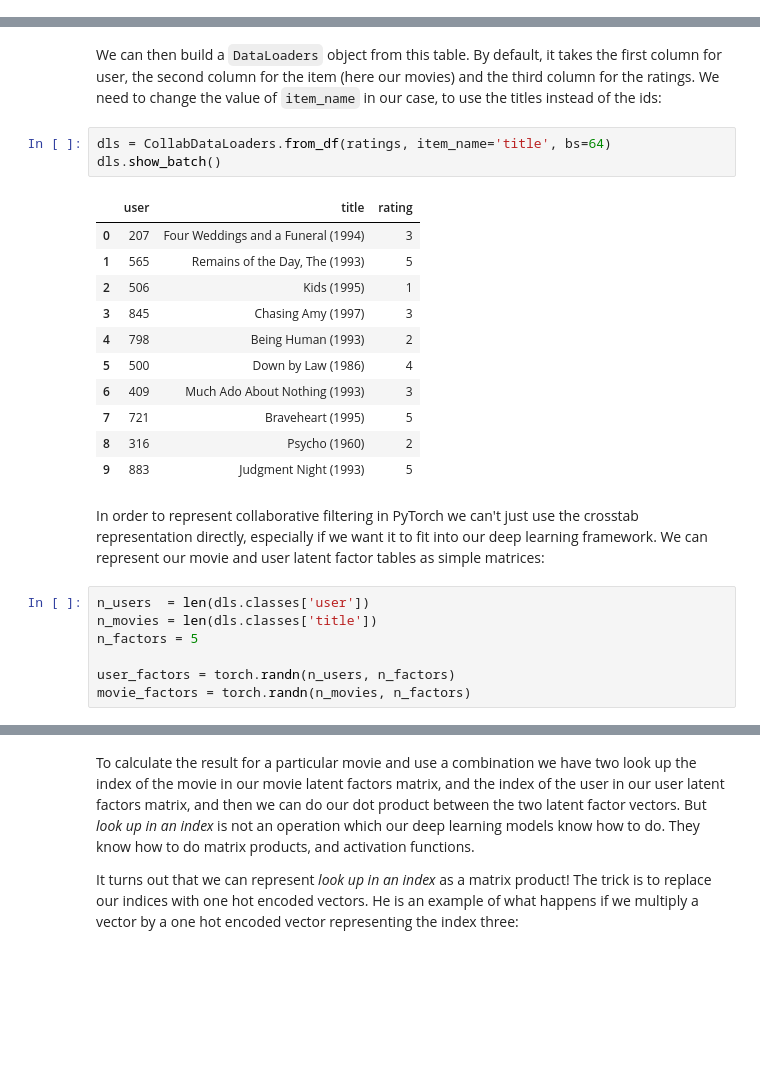
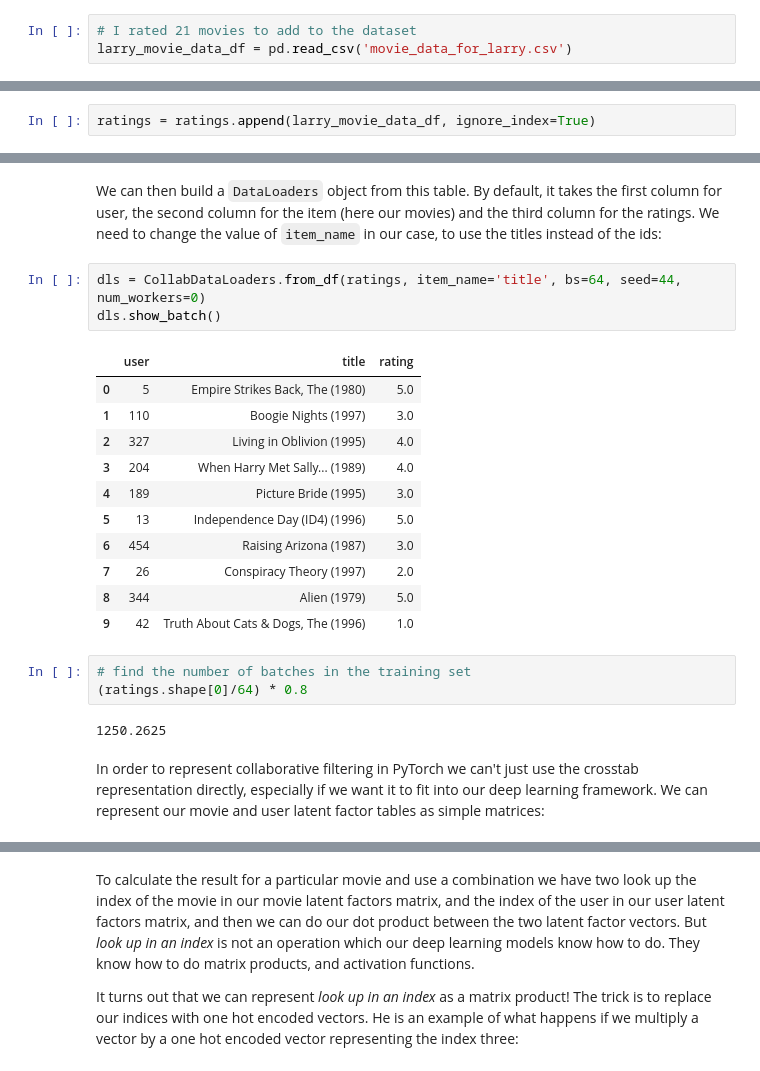
Before and after one commit to jesuisme/fastbook, a Jupyter notebook: 08_collab.ipynb, the cells around one changed output, grey strips where cells are left out. Drawn from its saved outputs; the diff is of its cells as text; blank space fills up the shorter version.

```diff
--- a/08_collab.ipynb
+++ b/08_collab.ipynb
@@ -133,0 +150,3 @@ ratings.head()
+# %%
+# I rated 21 movies to add to the dataset
+larry_movie_data_df = pd.read_csv('movie_data_for_larry.csv')
@@ -133,0 +162,2 @@ ratings.head()
+# %%
+ratings = ratings.append(larry_movie_data_df, ignore_index=True)
@@ -134,26 +177,24 @@ ratings.head()
 # %% [markdown]
 We can then build a `DataLoaders` object from this table. By default, it takes the first column for user, the second column for the item (here our movies) and the third column for the ratings. We need to change the value of `item_name` in our case, to use the titles instead of the ids:
 # %%
-dls = CollabDataLoaders.from_df(ratings, item_name='title', bs=64)
+dls = CollabDataLoaders.from_df(ratings, item_name='title', bs=64, seed=44, num_workers=0)
 dls.show_batch()
 # %% [output]
 |  | user | title | rating |
-| 0 | 207 | Four Weddings and a Funeral (1994) | 3 |
-| 1 | 565 | Remains of the Day, The (1993) | 5 |
-| 2 | 506 | Kids (1995) | 1 |
-| 3 | 845 | Chasing Amy (1997) | 3 |
-| 4 | 798 | Being Human (1993) | 2 |
-| 5 | 500 | Down by Law (1986) | 4 |
-| 6 | 409 | Much Ado About Nothing (1993) | 3 |
-| 7 | 721 | Braveheart (1995) | 5 |
-| 8 | 316 | Psycho (1960) | 2 |
-| 9 | 883 | Judgment Night (1993) | 5 |
+| 0 | 5 | Empire Strikes Back, The (1980) | 5.0 |
+| 1 | 110 | Boogie Nights (1997) | 3.0 |
+| 2 | 327 | Living in Oblivion (1995) | 4.0 |
+| 3 | 204 | When Harry Met Sally... (1989) | 4.0 |
+| 4 | 189 | Picture Bride (1995) | 3.0 |
+| 5 | 13 | Independence Day (ID4) (1996) | 5.0 |
+| 6 | 454 | Raising Arizona (1987) | 3.0 |
+| 7 | 26 | Conspiracy Theory (1997) | 2.0 |
+| 8 | 344 | Alien (1979) | 5.0 |
+| 9 | 42 | Truth About Cats & Dogs, The (1996) | 1.0 |
+# %%
+# find the number of batches in the training set
+(ratings.shape[0]/64) * 0.8
+# %% [output]
+1250.2625
 # %% [markdown]
 In order to represent collaborative filtering in PyTorch we can't just use the crosstab representation directly, especially if we want it to fit into our deep learning framework. We can represent our movie and user latent factor tables as simple matrices:
-# %%
-n_users  = len(dls.classes['user'])
-n_movies = len(dls.classes['title'])
-n_factors = 5
-
-user_factors = torch.randn(n_users, n_factors)
-movie_factors = torch.randn(n_movies, n_factors)
```
Also changed, not shown: parts of 49 cells of this notebook, 1 other file.
